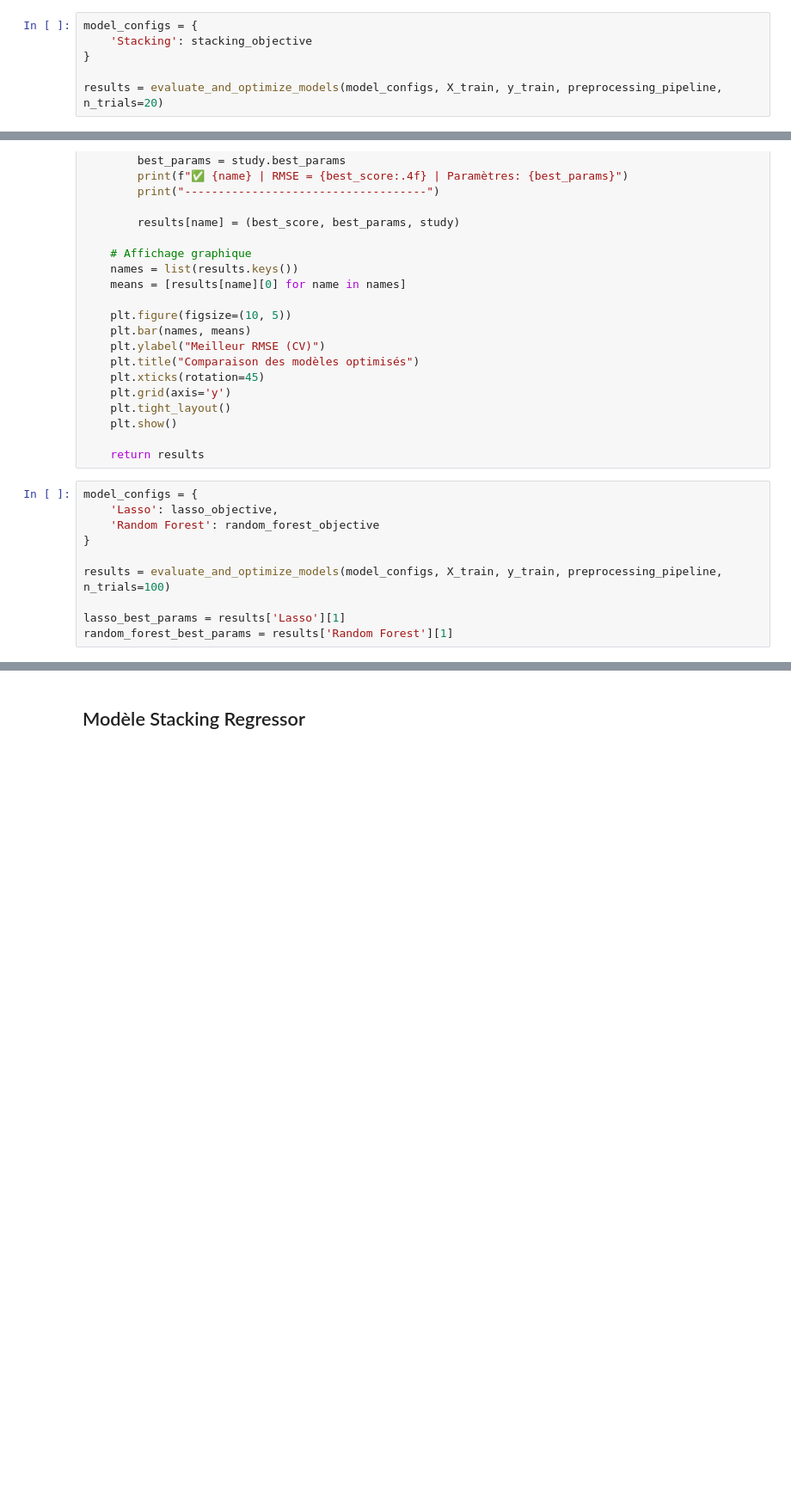
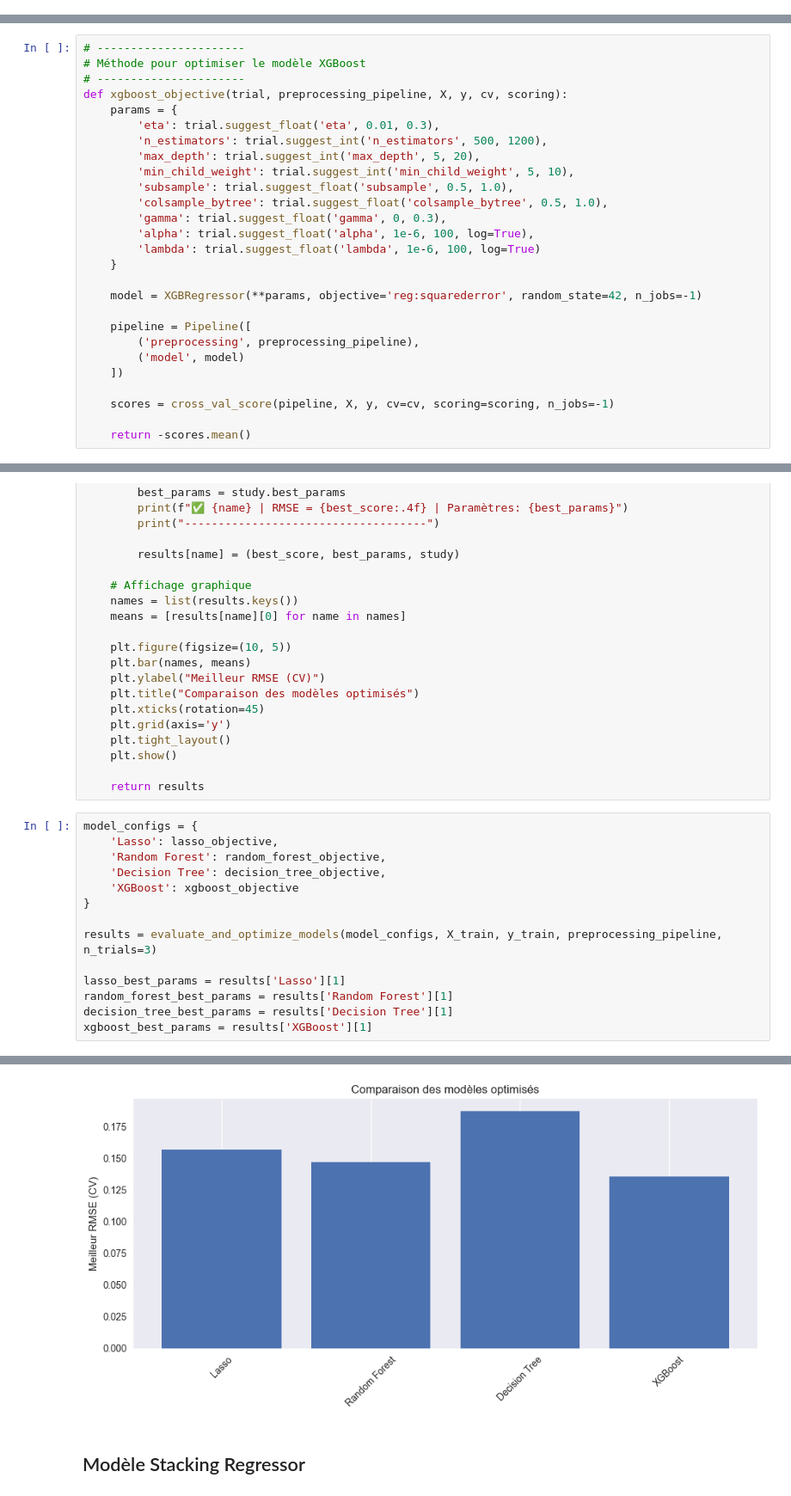
Before and after one commit to marino-casagranda/data-science-project, a Jupyter notebook: 99_Projet/TEST_BRIAN.ipynb, the cells around one changed output, grey strips where cells are left out. Shown: that part at 86% size. Saved outputs shown, nothing was run; the diff lists cells and outputs as text; blank space fills up the shorter version.

```diff
--- a/99_Projet/TEST_BRIAN.ipynb
+++ b/99_Projet/TEST_BRIAN.ipynb
@@ -2,9 +47,3 @@
 # Pipeline de prétraitement
 # %% [markdown]
 La pemière étape consiste à créer un pipeline de prétraitement des données. Plus haut, nous avons prétraité les données manuellement pour le Baseline, mais ici nous allons le faire manuellement uniquement pour les dates. Pour les variables quantitatives et qualitatives, nous allons utiliser des transformers de la librarie scikit-learn. Mis bout à bout, ces transformers vont créer notre pipeline de prétraitement. Ce dernier sera réutilisable avec tous les modèles que nous allons tester par la suite.
-# %%
-model_configs = {
-    'Stacking': stacking_objective
-}
-
-results = evaluate_and_optimize_models(model_configs, X_train, y_train, preprocessing_pipeline, n_trials=20)
@@ -166,3 +221,30 @@ Nous sommes conscients que certains modèles (comme Lasso ou Ridge) peuvent pré
+# %%
+# ----------------------
+# Méthode pour optimiser le modèle XGBoost
+# ----------------------
+def xgboost_objective(trial, preprocessing_pipeline, X, y, cv, scoring):
+    params = {
+        'eta': trial.suggest_float('eta', 0.01, 0.3),
+        'n_estimators': trial.suggest_int('n_estimators', 500, 1200),
+        'max_depth': trial.suggest_int('max_depth', 5, 20),
+        'min_child_weight': trial.suggest_int('min_child_weight', 5, 10),
+        'subsample': trial.suggest_float('subsample', 0.5, 1.0),
+        'colsample_bytree': trial.suggest_float('colsample_bytree', 0.5, 1.0),
+        'gamma': trial.suggest_float('gamma', 0, 0.3),
+        'alpha': trial.suggest_float('alpha', 1e-6, 100, log=True),
+        'lambda': trial.suggest_float('lambda', 1e-6, 100, log=True)
+    }
+
+    model = XGBRegressor(**params, objective='reg:squarederror', random_state=42, n_jobs=-1)
+
+    pipeline = Pipeline([
+        ('preprocessing', preprocessing_pipeline),
+        ('model', model)
+    ])
+
+    scores = cross_val_score(pipeline, X, y, cv=cv, scoring=scoring, n_jobs=-1)
+
+    return -scores.mean()
 # %% [markdown]
 # Evaluation des modèles
 # %%
@@ -216,11 +298,15 @@ def evaluate_and_optimize_models(model_configs, X, y, preprocessing_pipeline, cv
 # %%
 model_configs = {
     'Lasso': lasso_objective,
-    'Random Forest': random_forest_objective
+    'Random Forest': random_forest_objective,
+    'Decision Tree': decision_tree_objective,
+    'XGBoost': xgboost_objective
 }
 
-results = evaluate_and_optimize_models(model_configs, X_train, y_train, preprocessing_pipeline, n_trials=100)
+results = evaluate_and_optimize_models(model_configs, X_train, y_train, preprocessing_pipeline, n_trials=3)
 
 lasso_best_params = results['Lasso'][1]
 random_forest_best_params = results['Random Forest'][1]
+decision_tree_best_params = results['Decision Tree'][1]
+xgboost_best_params = results['XGBoost'][1]
 # %% [output]
@@ -270,3 +344,4 @@ KeyboardInterrupt:
+[figure, added]
 # %% [markdown]
 ## Modèle Stacking Regressor
 # %%
```
Also changed, not shown: parts of 9 cells of this notebook.
